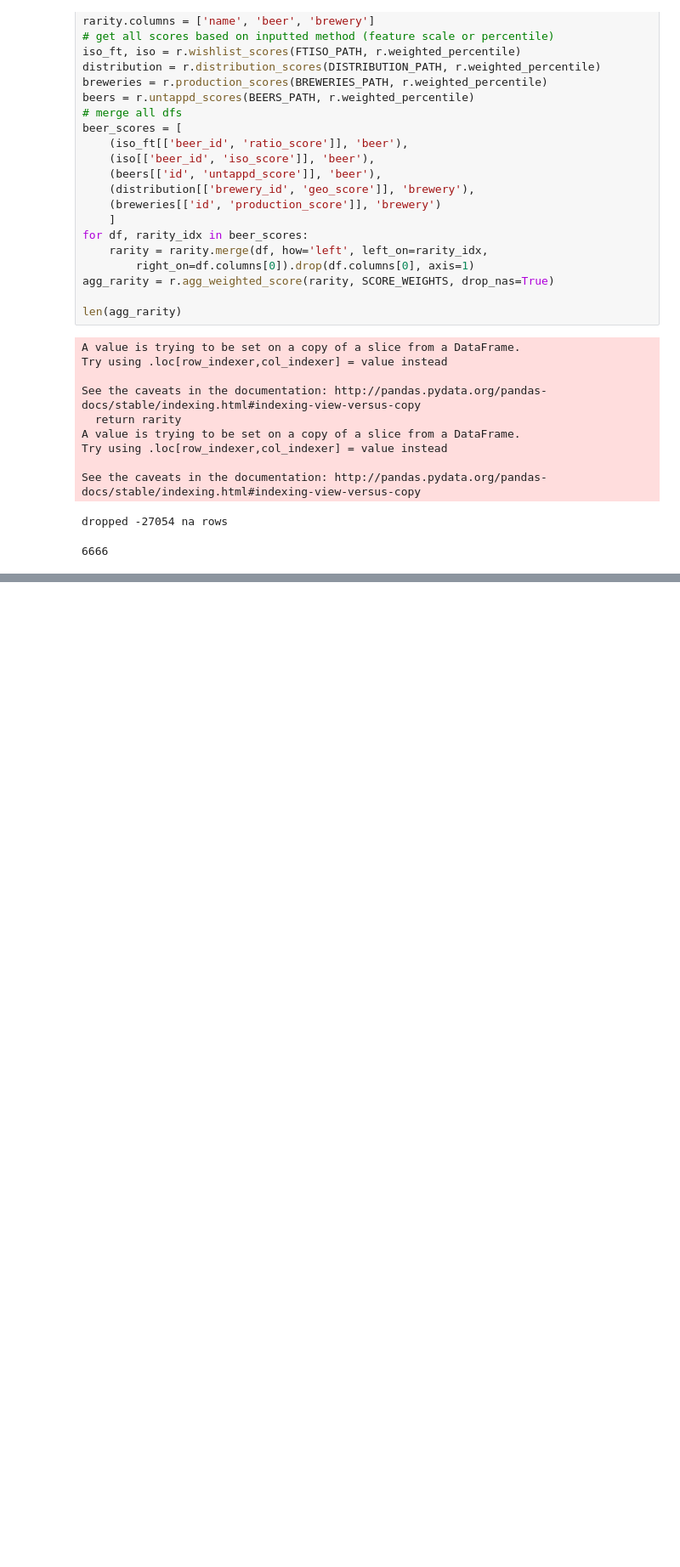
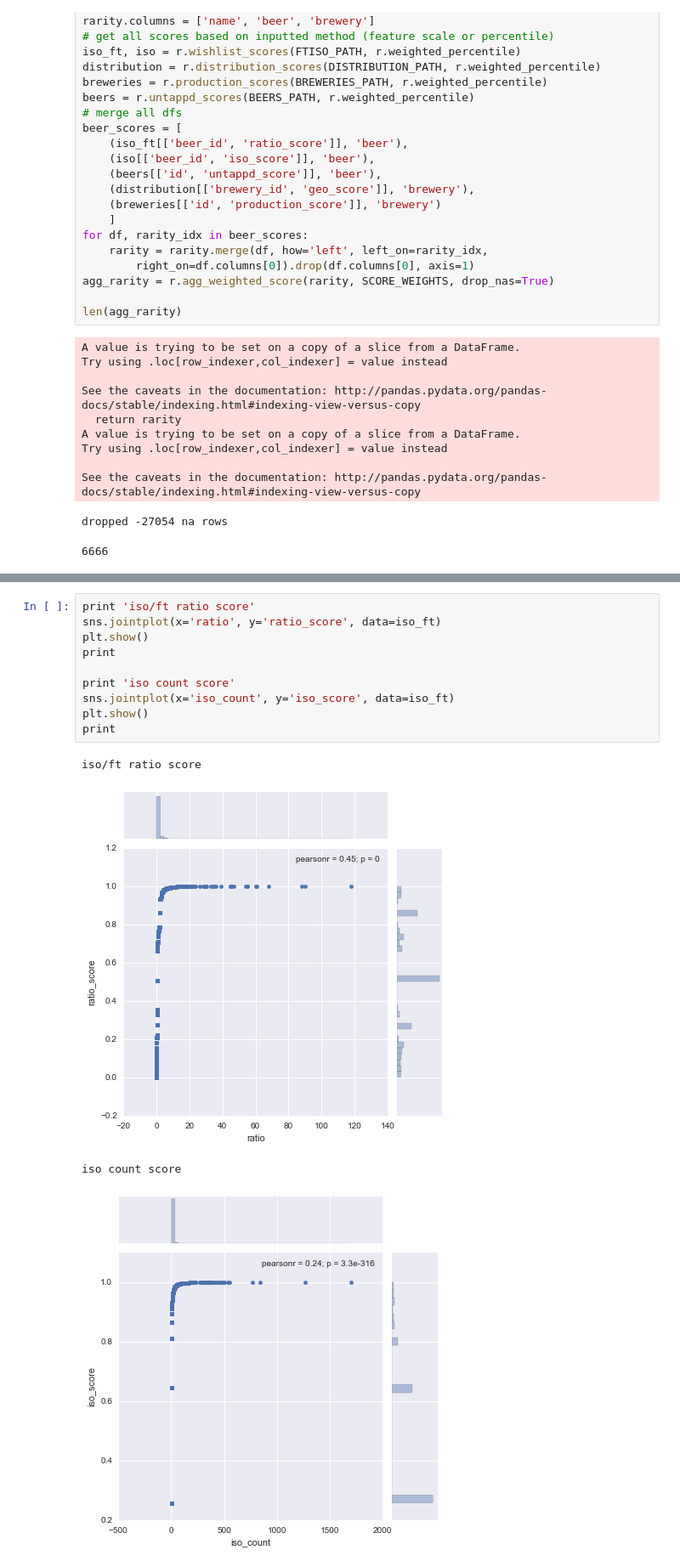
Before and after one commit to lukearmistead/savvysuds, a Jupyter notebook: other/rarity_score_eda.ipynb, the cells around one changed output, grey strips where cells are left out. Shown at 85% size. Saved outputs shown, nothing was run; the diff lists cells and outputs as text; blank space fills up the shorter version.

```diff
--- a/other/rarity_score_eda.ipynb
+++ b/other/rarity_score_eda.ipynb
@@ -750,0 +871,15 @@ dropped -27054 na rows
+# %%
+print 'iso/ft ratio score'
+sns.jointplot(x='ratio', y='ratio_score', data=iso_ft)
+plt.show()
+print
+
+print 'iso count score'
+sns.jointplot(x='iso_count', y='iso_score', data=iso_ft)
+plt.show()
+print
+# %% [output]
+iso/ft ratio score
+[figure, added]
+iso count score
+[figure, added]
```
Also changed, not shown: parts of 6 cells of this notebook, 1 other file.
